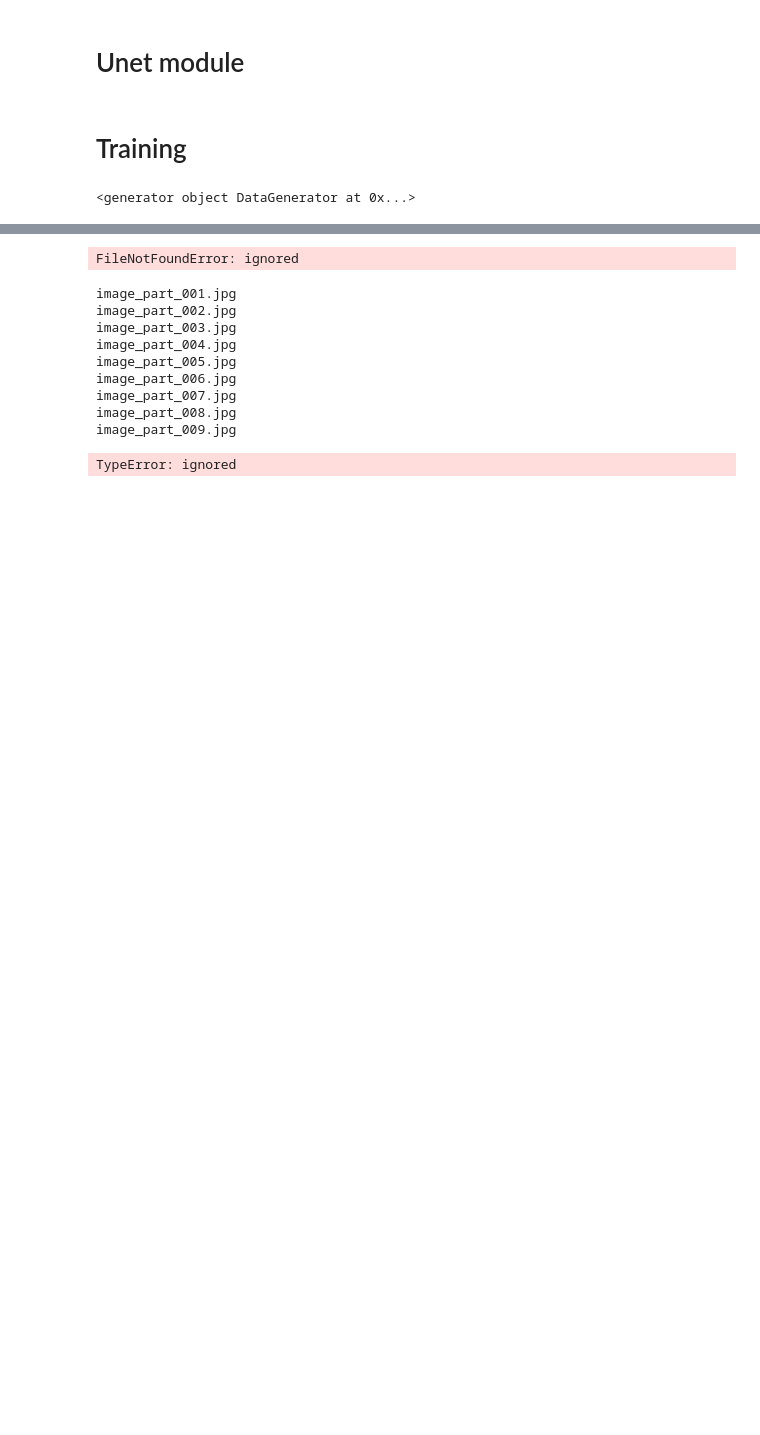
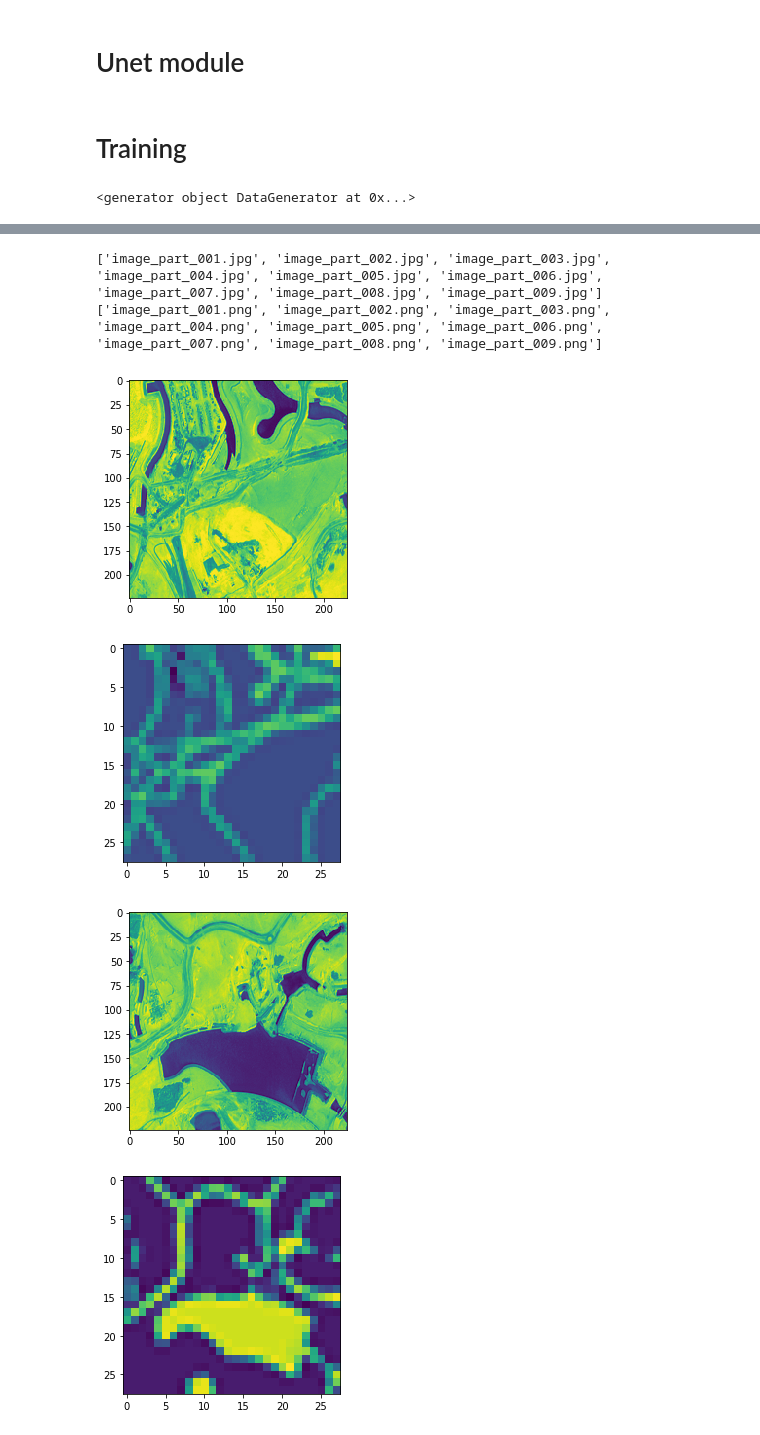
Before and after one commit to AmiraBelkis/Classif_urban, a Jupyter notebook: Script.ipynb, the cells around one changed output, grey strips where cells are left out. Cells and saved outputs as stored; diff of their text form; code cells hidden in the pictures; blank space fills up the shorter version.

```diff
--- a/Script.ipynb
+++ b/Script.ipynb
@@ -156,47 +163,49 @@ from PIL import Image
 import numpy as np
 import pandas as pd
 
-os.chdir('/content/train/images')
-os.chdir('/content/train/masks')
-imgs   = os.listdir('/content/train/images')
-masks = os.listdir('/content/train/masks')
+os.chdir('/content/Classif_urban/train/images')
+os.chdir('/content/Classif_urban/train/masks')
+imgs   = os.listdir('/content/Classif_urban/train/images')
+masks = os.listdir('/content/Classif_urban/train/masks')
 
 imgs.sort()
 masks.sort()
 print(imgs)
 print(masks)
 # %% [output]
-FileNotFoundError: ignored
+['image_part_001.jpg', 'image_part_002.jpg', 'image_part_003.jpg', 'image_part_004.jpg', 'image_part_005.jpg', 'image_part_006.jpg', 'image_part_007.jpg', 'image_part_008.jpg', 'image_part_009.jpg']
+['image_part_001.png', 'image_part_002.png', 'image_part_003.png', 'image_part_004.png', 'image_part_005.png', 'image_part_006.png', 'image_part_007.png', 'image_part_008.png', 'image_part_009.png']
 # %%
-y = np.zeros((1000, 28,28), dtype=np.float32)
-X = np.zeros((1000,224, 224, 1), dtype=np.float32)
+y = np.zeros((9, 28,28,1), dtype=np.float32)
+X = np.zeros((9,224, 224, 1), dtype=np.float32)
 n = 0
 for file in imgs:
   print(file)
   #index = img.index(file)
-  dir_img = os.path.join('/content/train/images', file)
+  dir_img = os.path.join('/content/Classif_urban/train/images', file)
   img = Image.open(dir_img)
   img = img.resize((224, 224))
   img = np.reshape(img.convert('L'), (224,224,1))
   X[n] = img
   n = n+1
+n = 0
+"""
 for mask in masks:
   #mask = masks[index]
-  dir_mask = os.path.join('/content/train/masks', mask)
+  dir_mask = os.path.join('/content/Classif_urban/train/masks', mask)
   mask_img = cv2.imread(dir_mask)
-  mask_img = (mask!=2)*1.0
-  mask_img = cv2.resize(mask_img, (28, 28))
-  mask_img = 1.0*(masks[:,:,0]>0.2)
-  y[n] = mask
+  #mask_img = (mask_img!=2)*1.0
+  mask_img_ = cv2.resize(mask_img, (28, 28))
+  #mask_img = 1.0*(mask_img_[:,:,0]>0.2)
+  #mask_img = mask_img_[:,:,0]
+  y[n] = mask_img_
+  n = n+1"""
+for file in masks:
+  print(file)
+  #index = img.index(file)
+  dir_img = os.path.join('/content/Classif_urban/train/masks', file)
+  img = Image.open(dir_img)
+  img = img.resize((28, 28))
+  img = np.reshape(img.convert('L'), (28,28,1))
+  y[n] = img
   n = n+1
-# %% [output]
-image_part_001.jpg
-image_part_002.jpg
-image_part_003.jpg
-image_part_004.jpg
-image_part_005.jpg
-image_part_006.jpg
-image_part_007.jpg
-image_part_008.jpg
-image_part_009.jpg
-TypeError: ignored
@@ -202,0 +216,15 @@ TypeError: ignored
+# %%
+# displaying our training set
+from matplotlib import pyplot as plt
+for i in range(0,2):
+  im = X[i,:,:,0]
+  mask = y[i,:,:,0]
+  plt.imshow(im, interpolation='nearest')
+  plt.show()
+  plt.imshow(mask, interpolation='nearest')
+  plt.show()
+# %% [output]
+[figure, added]
+[figure, added]
+[figure, added]
+[figure, added]
```
Also changed, not shown: parts of 7 cells of this notebook.
